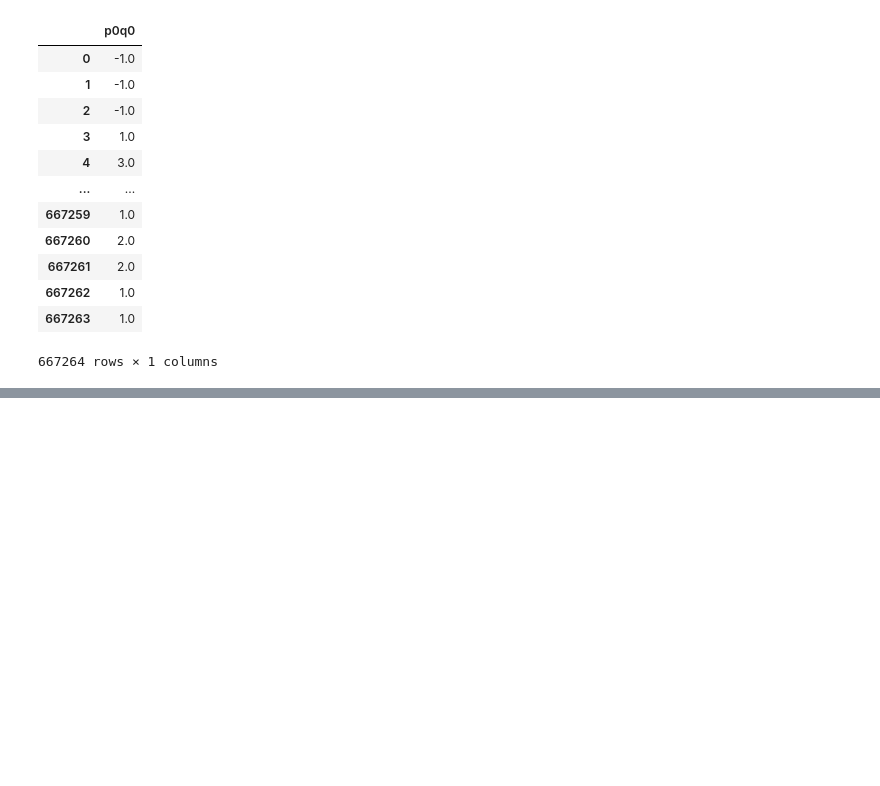
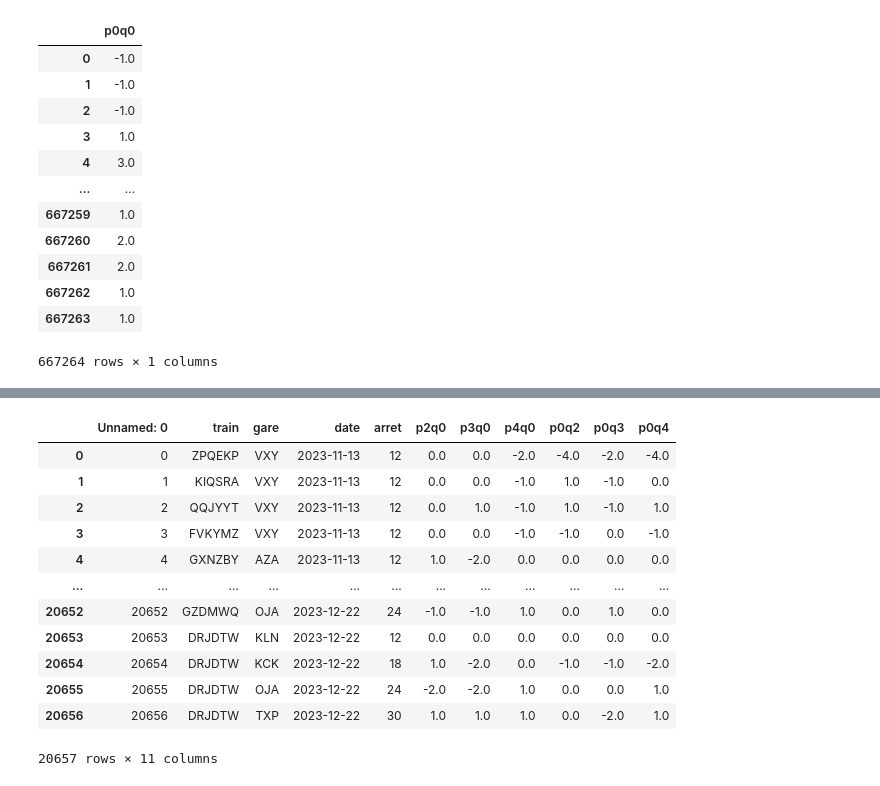
Before and after one commit to motawassimlahmadi/SNCF_DataChallenge166, a Jupyter notebook: notebooks/experiment.ipynb, the cells around one changed output, grey strips where cells are left out. Saved outputs shown, nothing was run; the diff lists cells and outputs as text; code cells hidden in the pictures; blank space fills up the shorter version.

```diff
--- a/notebooks/experiment.ipynb
+++ b/notebooks/experiment.ipynb
@@ -237,0 +272,18 @@ y_train
+# %%
+x_test = pd.read_csv("../data/x_test_final.csv")
+
+x_test
+# %% [output]
+|  | Unnamed: 0 | train | gare | date | arret | p2q0 | p3q0 | p4q0 | p0q2 | p0q3 | p0q4 |
+| 0 | 0 | ZPQEKP | VXY | 2023-11-13 | 12 | 0.0 | 0.0 | -2.0 | -4.0 | -2.0 | -4.0 |
+| 1 | 1 | KIQSRA | VXY | 2023-11-13 | 12 | 0.0 | 0.0 | -1.0 | 1.0 | -1.0 | 0.0 |
+| 2 | 2 | QQJYYT | VXY | 2023-11-13 | 12 | 0.0 | 1.0 | -1.0 | 1.0 | -1.0 | 1.0 |
+| 3 | 3 | FVKYMZ | VXY | 2023-11-13 | 12 | 0.0 | 0.0 | -1.0 | -1.0 | 0.0 | -1.0 |
+| 4 | 4 | GXNZBY | AZA | 2023-11-13 | 12 | 1.0 | -2.0 | 0.0 | 0.0 | 0.0 | 0.0 |
+| ... | ... | ... | ... | ... | ... | ... | ... | ... | ... | ... | ... |
+| 20652 | 20652 | GZDMWQ | OJA | 2023-12-22 | 24 | -1.0 | -1.0 | 1.0 | 0.0 | 1.0 | 0.0 |
+| 20653 | 20653 | DRJDTW | KLN | 2023-12-22 | 12 | 0.0 | 0.0 | 0.0 | 0.0 | 0.0 | 0.0 |
+| 20654 | 20654 | DRJDTW | KCK | 2023-12-22 | 18 | 1.0 | -2.0 | 0.0 | -1.0 | -1.0 | -2.0 |
+| 20655 | 20655 | DRJDTW | OJA | 2023-12-22 | 24 | -2.0 | -2.0 | 1.0 | 0.0 | 0.0 | 1.0 |
+| 20656 | 20656 | DRJDTW | TXP | 2023-12-22 | 30 | 1.0 | 1.0 | 1.0 | 0.0 | -2.0 | 1.0 |
+20657 rows × 11 columns
```
Also changed, not shown: parts of 8 cells of this notebook, 1 other file.
